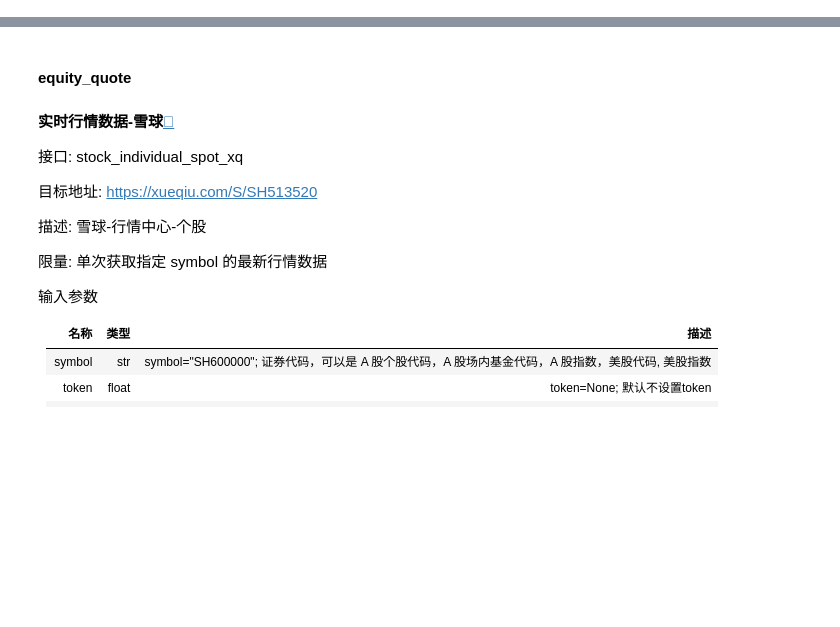
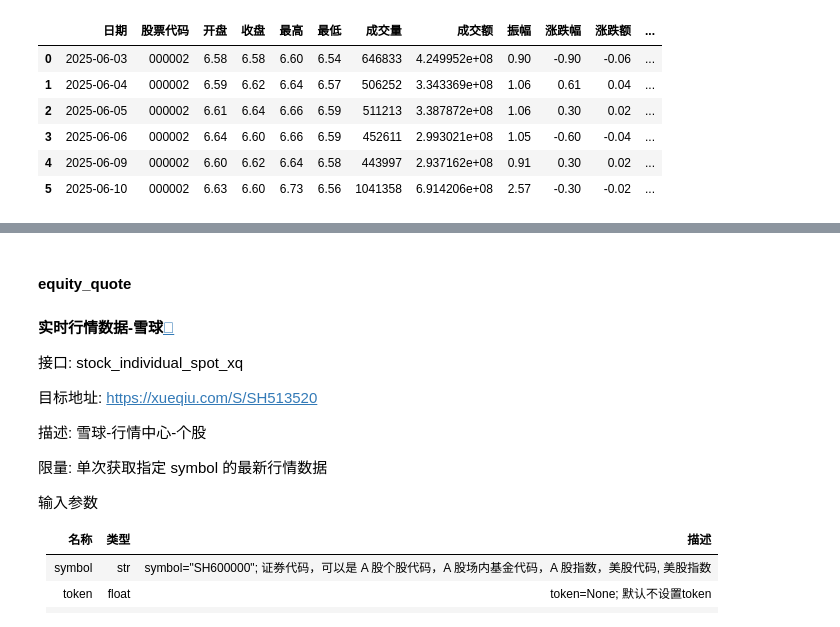
Before and after one commit to shugaoye/openbb_akshare, a Jupyter notebook: akshare_test.ipynb, the cells around one changed output, grey strips where cells are left out. Cells and saved outputs as stored; diff of their text form; code cells hidden in the pictures; blank space fills up the shorter version.

Commit message:
AKShareEquityHistoricalFetcher can work

```diff
--- a/akshare_test.ipynb
+++ b/akshare_test.ipynb
@@ -0,0 +51,13 @@
+# %%
+from openbb_akshare.utils.helpers import ak_download
+df = ak_download(symbol="000002", start_date="2025-06-01", end_date="2025-06-10", period="daily", adjust="")
+# %%
+df
+# %% [output]
+|  | 日期 | 股票代码 | 开盘 | 收盘 | 最高 | 最低 | 成交量 | 成交额 | 振幅 | 涨跌幅 | 涨跌额 | ... |
+| 0 | 2025-06-03 | 000002 | 6.58 | 6.58 | 6.60 | 6.54 | 646833 | 4.249952e+08 | 0.90 | -0.90 | -0.06 | ... |
+| 1 | 2025-06-04 | 000002 | 6.59 | 6.62 | 6.64 | 6.57 | 506252 | 3.343369e+08 | 1.06 | 0.61 | 0.04 | ... |
+| 2 | 2025-06-05 | 000002 | 6.61 | 6.64 | 6.66 | 6.59 | 511213 | 3.387872e+08 | 1.06 | 0.30 | 0.02 | ... |
+| 3 | 2025-06-06 | 000002 | 6.64 | 6.60 | 6.66 | 6.59 | 452611 | 2.993021e+08 | 1.05 | -0.60 | -0.04 | ... |
+| 4 | 2025-06-09 | 000002 | 6.60 | 6.62 | 6.64 | 6.58 | 443997 | 2.937162e+08 | 0.91 | 0.30 | 0.02 | ... |
+| 5 | 2025-06-10 | 000002 | 6.63 | 6.60 | 6.73 | 6.56 | 1041358 | 6.914206e+08 | 2.57 | -0.30 | -0.02 | ... |
```
Also changed, not shown: parts of 9 cells of this notebook, 4 other files.
